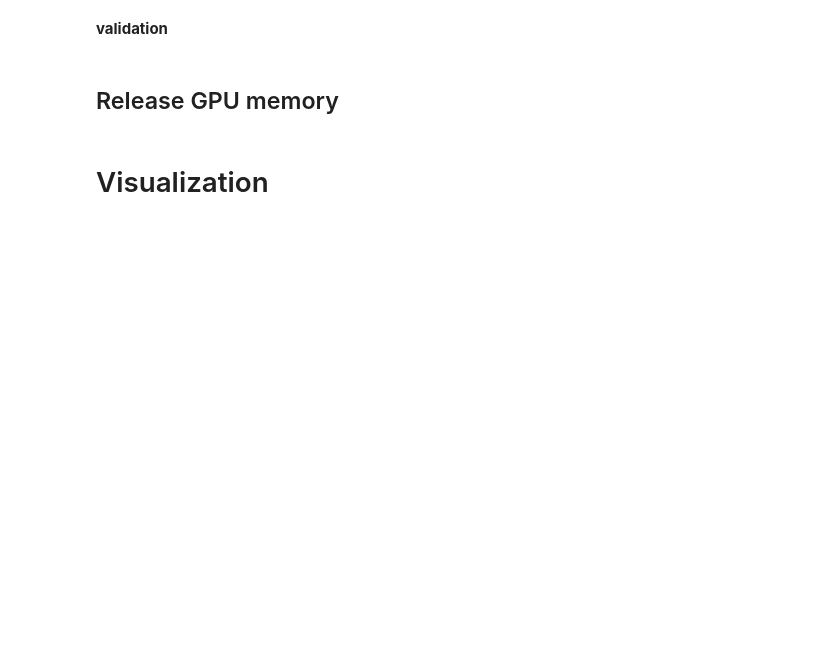
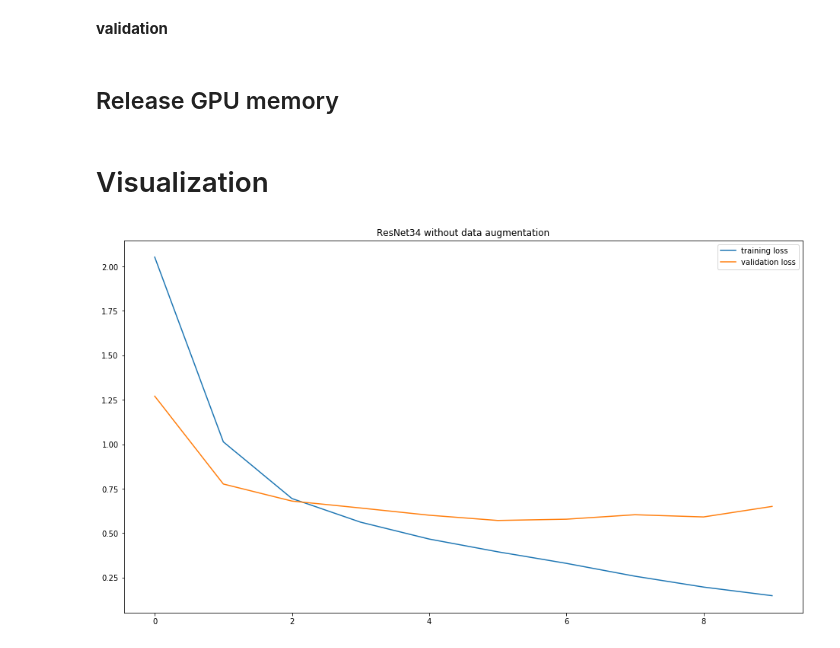
Before and after one commit to naiiytom/seminar_cnn, a Jupyter notebook: notebook/conv_net.ipynb, the cells around one changed output. Drawn from its saved outputs; the diff is of its cells as text; code cells hidden in the pictures; blank space fills up the shorter version.

```diff
--- a/notebook/conv_net.ipynb
+++ b/notebook/conv_net.ipynb
@@ -112,6 +135,8 @@ def train_model(name, model, data_gen, val_gen, optimizer, criterion, num_epochs
     since = time.time()
     best_weights = copy.deepcopy(model.state_dict())
     fpath = '../model/'
+    trainings_error = []
+    validation_error = []
 
     for epoch in range(num_epochs):
         if(epoch%5==0):
@@ -119,8 +144,6 @@ def train_model(name, model, data_gen, val_gen, optimizer, criterion, num_epochs
             torch.save(model.state_dict(), f'{fpath}_{name}_{epoch}_{time.time()}__.pth')
         print(f'Epoch {epoch} / {num_epochs-1}')
         print('--' * 4)
-        trainings_error = []
-        validation_error = []
         trainings_err_tmp = []
         model.train()
         for data, label in data_gen:
@@ -145,17 +168,13 @@ def train_model(name, model, data_gen, val_gen, optimizer, criterion, num_epochs
                 output = model(data_gpu)
                 err = criterion(output, label_gpu)
                 val_err_tmp.append(err.item())
-                count_val += 1
-                if count_val >= 10:
-                    count_val = 0
-                    mean_val_error = np.mean(val_err_tmp)
-                    validation_error.append(mean_val_error)
-                    print('validation error:', mean_val_error)
-                    break
-
+            mean_val_error = np.mean(val_err_tmp)
+            validation_error.append(mean_val_error)
+            print('validation error:', mean_val_error)
+    del data_gpu
+    del label_gpu
     time_since = time.time() - since
     print(f'Train completed in {time_since//60:.0f}m {time_since%60:.0f}s')
-    print(f'Average loss: {mean_val_error}')
     torch.save(model.state_dict(), f'{fpath}_{name}_{num_epochs}_{time.time()}__.pth')
     return trainings_error, validation_error
 # %% [markdown]
@@ -190,6 +211,6 @@ normalized = trf.Compose([trf.ToTensor(), trf.Normalize(mean=mean, std=std)])
 ## Loading Data
 # %%
 params = {
-    'batch_size': 20,
+    'batch_size': 32,
     'shuffle': True
 }
@@ -216,6 +245,6 @@ res_net = res_net.to(DEVICE)
 optimizer = torch.optim.Adam(res_net.parameters(), lr=0.000001)
 criterion = nn.CrossEntropyLoss()
 # %%
-train_loss_res_wo, val_loss_res_wo = train_model('ResNet', res_net, train_gen_wo, val_gen_wo, optimizer, criterion, 1)
+train_loss_res_wo, val_loss_res_wo = train_model('ResNet', res_net, train_gen_wo, val_gen_wo, optimizer, criterion, 10)
 # %% [output]
 Saving model...
@@ -337,3 +413,17 @@ torch.cuda.empty_cache()
 torch.cuda.empty_cache()
 # %% [markdown]
 # Visualization
+# %%
+def plot_loss(train_loss, val_loss, title=None):
+    plt.figure(figsize=(16,9))
+    plt.plot(train_loss, label='training loss')
+    plt.plot(val_loss, label='validation loss')
+    plt.title(title)
+    plt.legend()
+    name = f'./output/img_{time.time()}.png'
+    plt.savefig(name, dpi=300)
+    plt.show()
+# %%
+plot_loss(train_loss_res_wo, val_loss_res_wo, 'ResNet34 without data augmentation')
+# %% [output]
+[figure, added]
```
Also changed, not shown: parts of 37 cells of this notebook.
